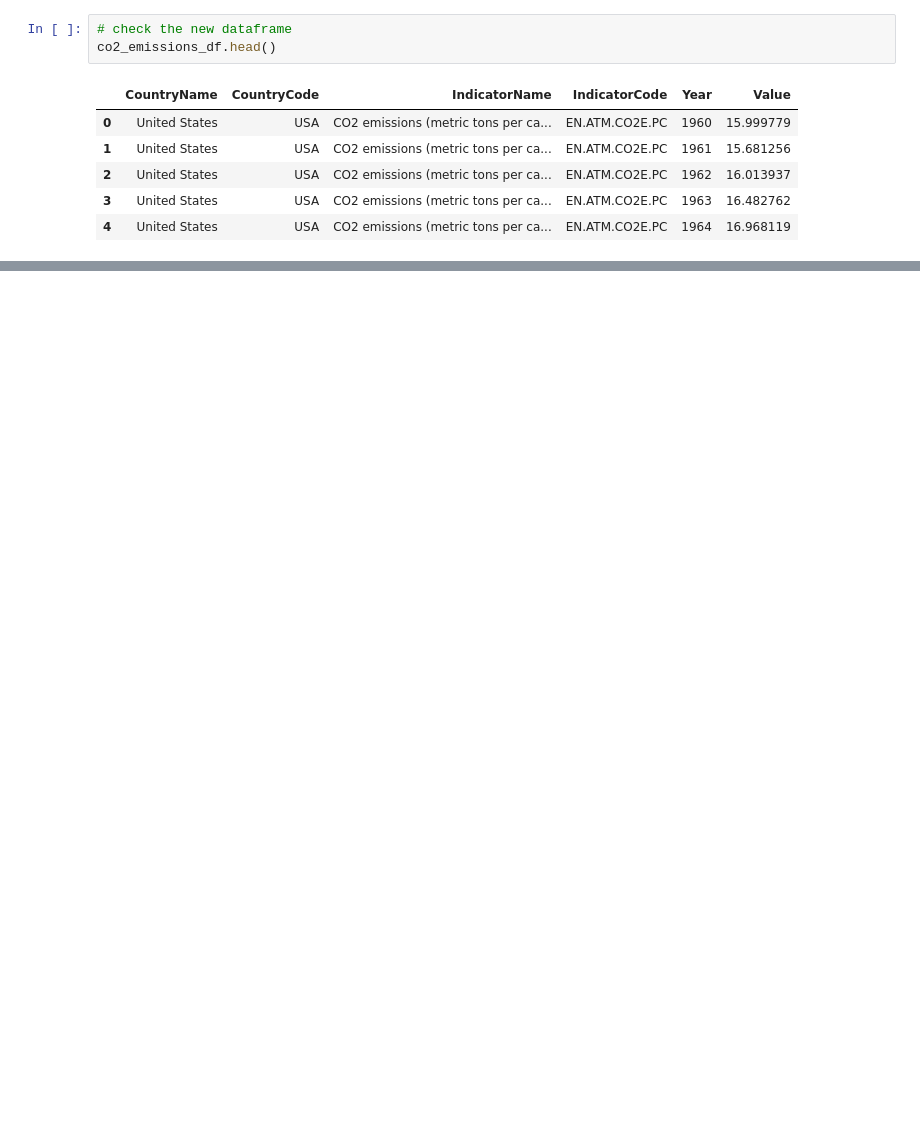
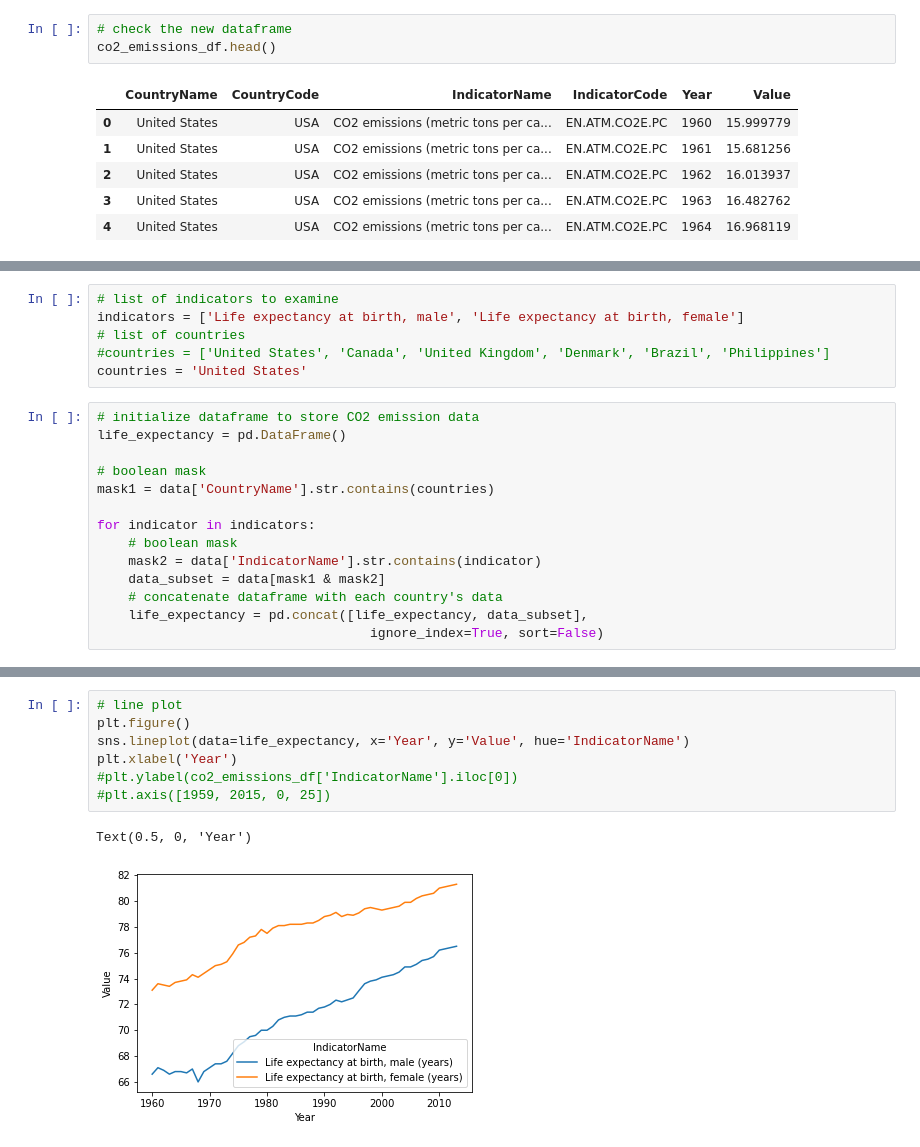
Before and after one commit to data-sandbox/world-development-indicators, a Jupyter notebook: world_development_indicators_exploration.ipynb, the cells around one changed output, grey strips where cells are left out. Drawn from its saved outputs; the diff is of its cells as text; blank space fills up the shorter version.

```diff
--- a/world_development_indicators_exploration.ipynb
+++ b/world_development_indicators_exploration.ipynb
@@ -142,0 +146,20 @@ plt.axis([1959, 2015, 0, 25])
+# %%
+# list of indicators to examine
+indicators = ['Life expectancy at birth, male', 'Life expectancy at birth, female']
+# list of countries
+#countries = ['United States', 'Canada', 'United Kingdom', 'Denmark', 'Brazil', 'Philippines']
+countries = 'United States'
+# %%
+# initialize dataframe to store CO2 emission data
+life_expectancy = pd.DataFrame()
+
+# boolean mask
+mask1 = data['CountryName'].str.contains(countries)
+
+for indicator in indicators:
+    # boolean mask
+    mask2 = data['IndicatorName'].str.contains(indicator)
+    data_subset = data[mask1 & mask2]
+    # concatenate dataframe with each country's data
+    life_expectancy = pd.concat([life_expectancy, data_subset],
+                                   ignore_index=True, sort=False)
@@ -142,0 +175,10 @@ plt.axis([1959, 2015, 0, 25])
+# %%
+# line plot
+plt.figure()
+sns.lineplot(data=life_expectancy, x='Year', y='Value', hue='IndicatorName')
+plt.xlabel('Year')
+#plt.ylabel(co2_emissions_df['IndicatorName'].iloc[0])
+#plt.axis([1959, 2015, 0, 25])
+# %% [output]
+Text(0.5, 0, 'Year')
+[figure, added]
```
Also changed, not shown: parts of 7 cells of this notebook.
